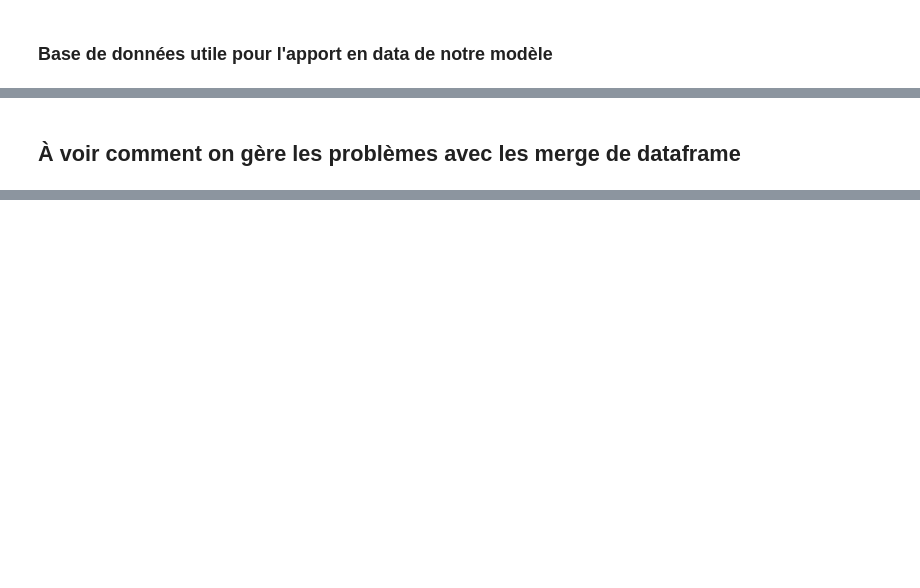
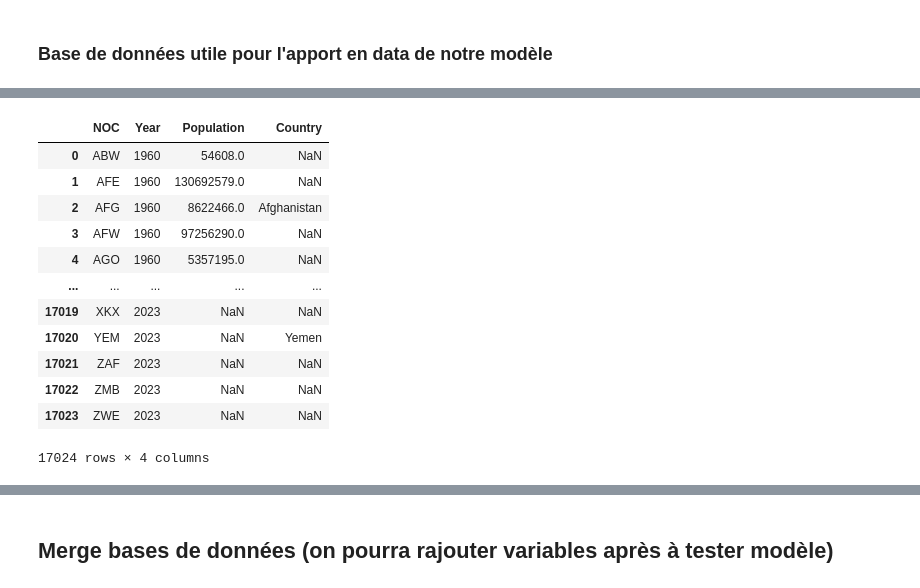
Before and after one commit to nastoo/tp-methodes-pour-analytique, a Jupyter notebook: Projet.ipynb, the cells around one changed output, grey strips where cells are left out. Saved outputs shown, nothing was run; the diff lists cells and outputs as text; code cells hidden in the pictures; blank space fills up the shorter version.

```diff
--- a/Projet.ipynb
+++ b/Projet.ipynb
@@ -1213,2 +1848,16 @@ df_hist_pop=pd.merge(df_melted_population,df_dictionnary,on='NOC',how='left')
-# %% [markdown]
-## À voir comment on gère les problèmes avec les merge de dataframe
+# %%
+df_hist_pop
+# %% [output]
+|  | NOC | Year | Population | Country |
+| 0 | ABW | 1960 | 54608.0 | NaN |
+| 1 | AFE | 1960 | 130692579.0 | NaN |
+| 2 | AFG | 1960 | 8622466.0 | Afghanistan |
+| 3 | AFW | 1960 | 97256290.0 | NaN |
+| 4 | AGO | 1960 | 5357195.0 | NaN |
+| ... | ... | ... | ... | ... |
+| 17019 | XKX | 2023 | NaN | NaN |
+| 17020 | YEM | 2023 | NaN | Yemen |
+| 17021 | ZAF | 2023 | NaN | NaN |
+| 17022 | ZMB | 2023 | NaN | NaN |
+| 17023 | ZWE | 2023 | NaN | NaN |
+17024 rows × 4 columns
@@ -1215 +1865,3 @@ df_hist_pop=pd.merge(df_melted_population,df_dictionnary,on='NOC',how='left')
+# %% [markdown]
+## Merge bases de données (on pourra rajouter variables après à tester modèle)
 # %%
```
Also changed, not shown: parts of 128 cells of this notebook.
